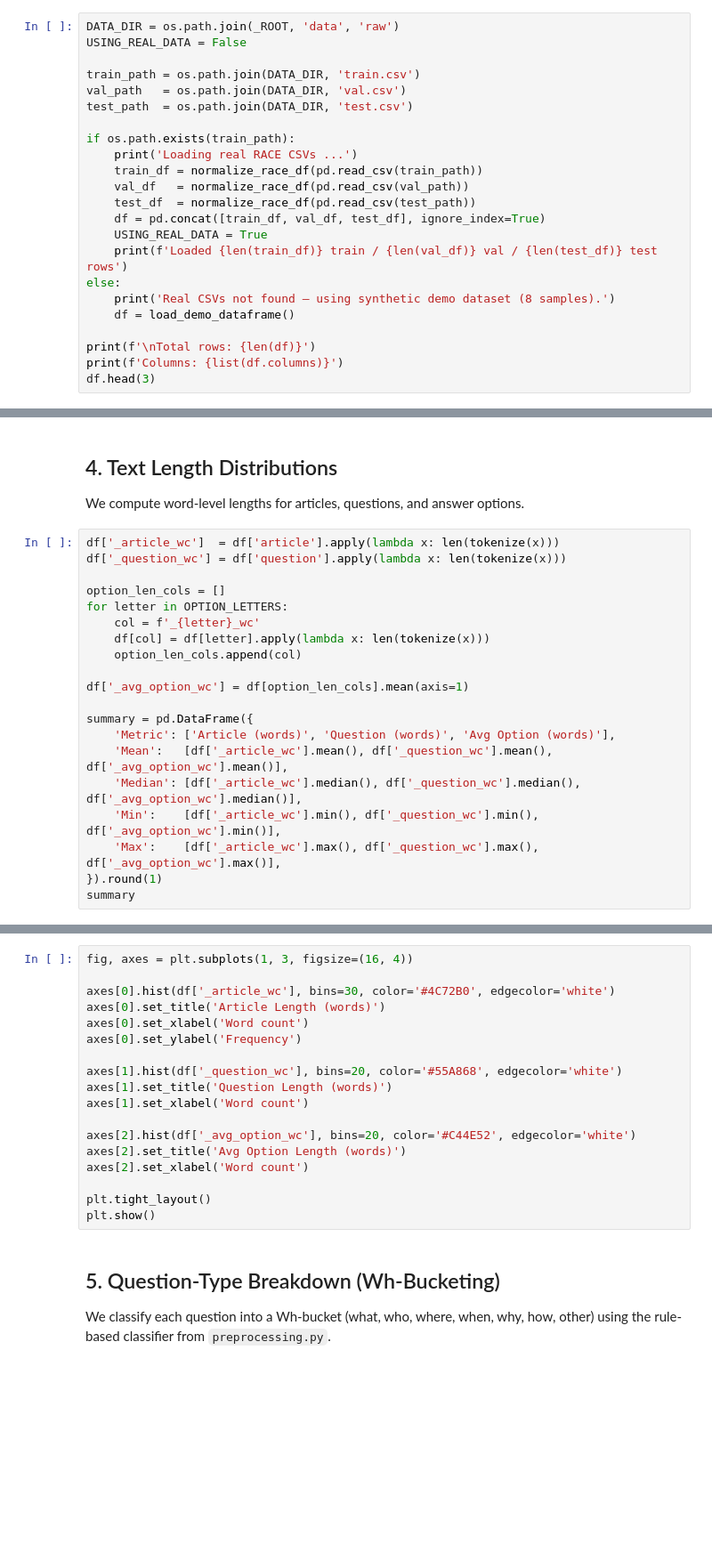
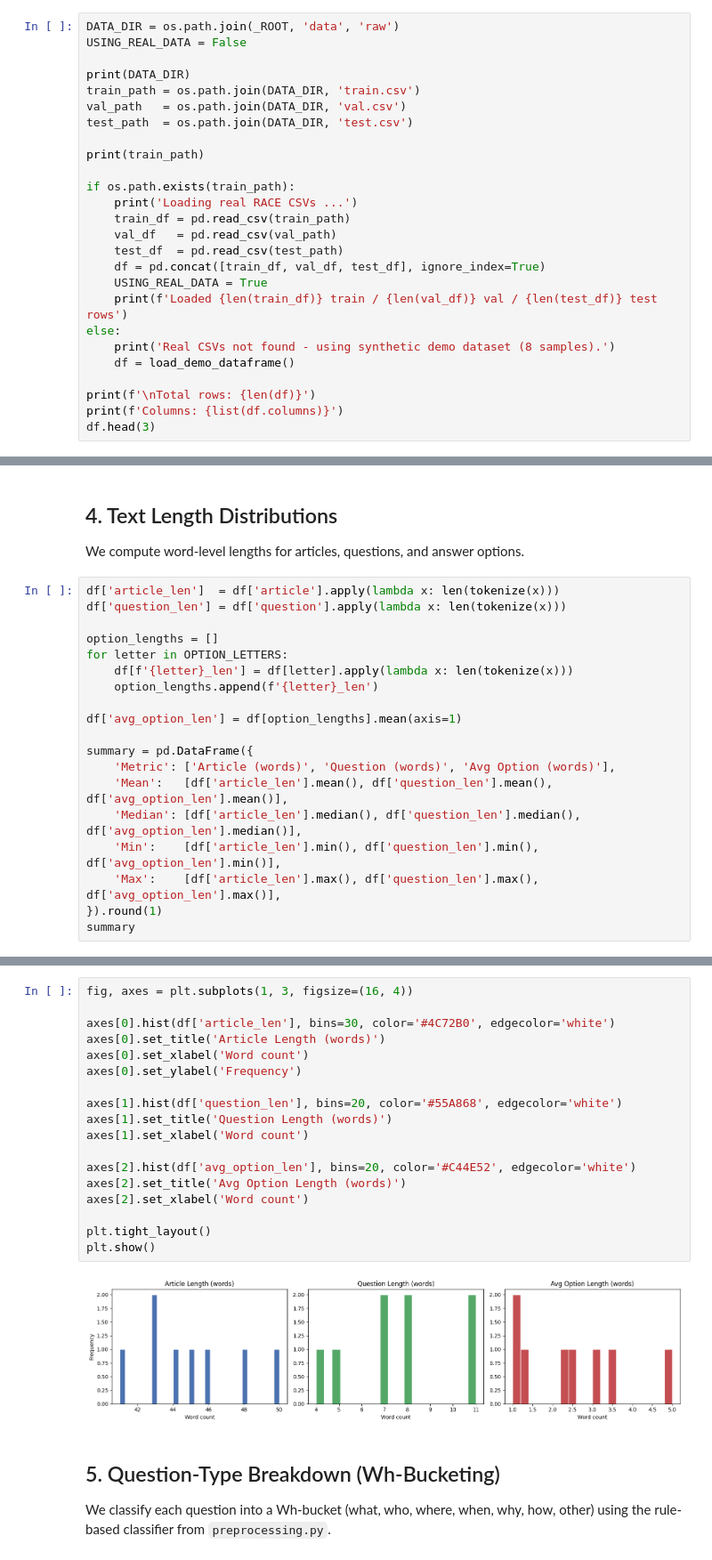
Before and after one commit to Abdullah-NasirQureshi/RACE_modelTraining, a Jupyter notebook: notebooks/EDA.ipynb, the cells around one changed output, grey strips where cells are left out. Shown at 89% size. Saved outputs shown, nothing was run; the diff lists cells and outputs as text; blank space fills up the shorter version.

Commit message:
Updated EDA working on actual data

```diff
--- a/notebooks/EDA.ipynb
+++ b/notebooks/EDA.ipynb
@@ -38,20 +38,23 @@ If no real CSVs are found, we fall back to the 8-sample synthetic demo dataset.
 DATA_DIR = os.path.join(_ROOT, 'data', 'raw')
 USING_REAL_DATA = False
 
+print(DATA_DIR)
 train_path = os.path.join(DATA_DIR, 'train.csv')
 val_path   = os.path.join(DATA_DIR, 'val.csv')
 test_path  = os.path.join(DATA_DIR, 'test.csv')
 
+print(train_path)
+
 if os.path.exists(train_path):
     print('Loading real RACE CSVs ...')
-    train_df = normalize_race_df(pd.read_csv(train_path))
-    val_df   = normalize_race_df(pd.read_csv(val_path))
-    test_df  = normalize_race_df(pd.read_csv(test_path))
+    train_df = pd.read_csv(train_path)
+    val_df   = pd.read_csv(val_path)
+    test_df  = pd.read_csv(test_path)
     df = pd.concat([train_df, val_df, test_df], ignore_index=True)
     USING_REAL_DATA = True
     print(f'Loaded {len(train_df)} train / {len(val_df)} val / {len(test_df)} test rows')
 else:
-    print('Real CSVs not found — using synthetic demo dataset (8 samples).')
+    print('Real CSVs not found - using synthetic demo dataset (8 samples).')
     df = load_demo_dataframe()
 
 print(f'\nTotal rows: {len(df)}')
@@ -93,22 +128,21 @@ print((answer_counts / answer_counts.sum()).round(3))
 
 We compute word-level lengths for articles, questions, and answer options.
 # %%
-df['_article_wc']  = df['article'].apply(lambda x: len(tokenize(x)))
-df['_question_wc'] = df['question'].apply(lambda x: len(tokenize(x)))
+df['article_len']  = df['article'].apply(lambda x: len(tokenize(x)))
+df['question_len'] = df['question'].apply(lambda x: len(tokenize(x)))
 
-option_len_cols = []
+option_lengths = []
 for letter in OPTION_LETTERS:
-    col = f'_{letter}_wc'
-    df[col] = df[letter].apply(lambda x: len(tokenize(x)))
-    option_len_cols.append(col)
+    df[f'{letter}_len'] = df[letter].apply(lambda x: len(tokenize(x)))
+    option_lengths.append(f'{letter}_len')
 
-df['_avg_option_wc'] = df[option_len_cols].mean(axis=1)
+df['avg_option_len'] = df[option_lengths].mean(axis=1)
 
 summary = pd.DataFrame({
     'Metric': ['Article (words)', 'Question (words)', 'Avg Option (words)'],
-    'Mean':   [df['_article_wc'].mean(), df['_question_wc'].mean(), df['_avg_option_wc'].mean()],
-    'Median': [df['_article_wc'].median(), df['_question_wc'].median(), df['_avg_option_wc'].median()],
-    'Min':    [df['_article_wc'].min(), df['_question_wc'].min(), df['_avg_option_wc'].min()],
-    'Max':    [df['_article_wc'].max(), df['_question_wc'].max(), df['_avg_option_wc'].max()],
+    'Mean':   [df['article_len'].mean(), df['question_len'].mean(), df['avg_option_len'].mean()],
+    'Median': [df['article_len'].median(), df['question_len'].median(), df['avg_option_len'].median()],
+    'Min':    [df['article_len'].min(), df['question_len'].min(), df['avg_option_len'].min()],
+    'Max':    [df['article_len'].max(), df['question_len'].max(), df['avg_option_len'].max()],
 }).round(1)
 summary
@@ -115,21 +151,23 @@ summary
 # %%
 fig, axes = plt.subplots(1, 3, figsize=(16, 4))
 
-axes[0].hist(df['_article_wc'], bins=30, color='#4C72B0', edgecolor='white')
+axes[0].hist(df['article_len'], bins=30, color='#4C72B0', edgecolor='white')
 axes[0].set_title('Article Length (words)')
 axes[0].set_xlabel('Word count')
 axes[0].set_ylabel('Frequency')
 
-axes[1].hist(df['_question_wc'], bins=20, color='#55A868', edgecolor='white')
+axes[1].hist(df['question_len'], bins=20, color='#55A868', edgecolor='white')
 axes[1].set_title('Question Length (words)')
 axes[1].set_xlabel('Word count')
 
-axes[2].hist(df['_avg_option_wc'], bins=20, color='#C44E52', edgecolor='white')
+axes[2].hist(df['avg_option_len'], bins=20, color='#C44E52', edgecolor='white')
 axes[2].set_title('Avg Option Length (words)')
 axes[2].set_xlabel('Word count')
 
 plt.tight_layout()
 plt.show()
+# %% [output]
+[figure, added]
 # %% [markdown]
 ## 5. Question-Type Breakdown (Wh-Bucketing)
 
```
Also changed, not shown: parts of 11 cells of this notebook, 1 other file.
